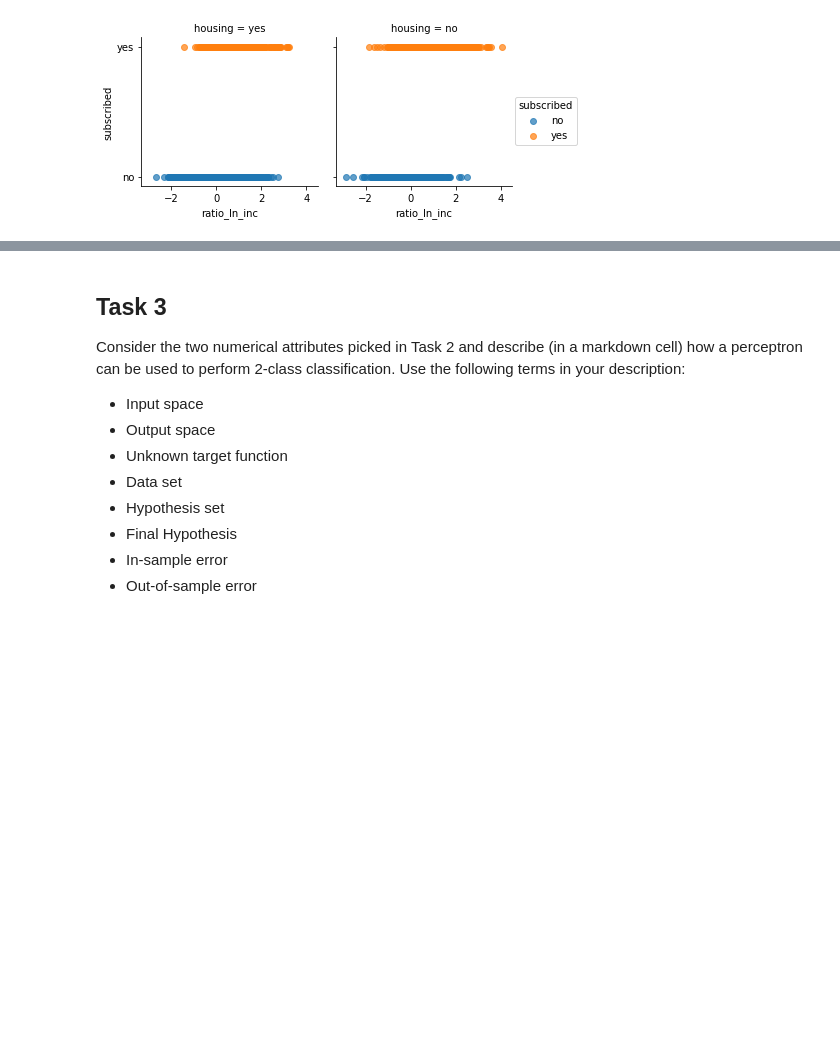
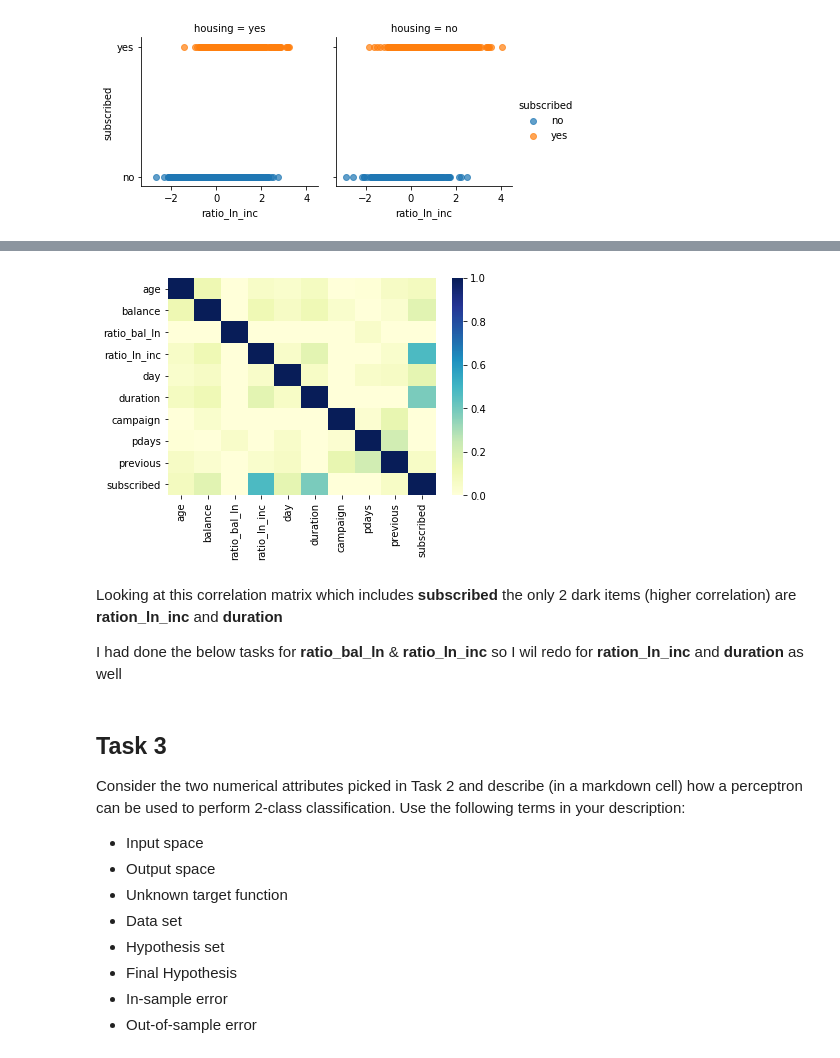
Before and after one commit to vipulpopat/MSCAI_Sem1_Etivity1, a Jupyter notebook: Etivity1.ipynb, the cells around one changed output, grey strips where cells are left out. Cells and saved outputs as stored; diff of their text form; code cells hidden in the pictures; blank space fills up the shorter version.

```diff
--- a/Etivity1.ipynb
+++ b/Etivity1.ipynb
@@ -521,0 +529,5 @@ The largest separation from the zoomed in graphs is __ratio_bal_ln__ & __ratio_l
+# %%
+#df2['subscribed'].value_counts()
+
+df2['subscribed'].replace(to_replace=['no', 'yes'], value=[-1, 1],inplace=True)
+df2.head(5)
@@ -522,3 +545,15 @@ The largest separation from the zoomed in graphs is __ratio_bal_ln__ & __ratio_l
+# %%
+correlation = df2.corr()
+
+#heatmap
+sns.heatmap(correlation, vmin=0, vmax=1, cmap="YlGnBu")
+plt.show()
+# %% [output]
+[figure, added]
+# %% [markdown]
+Looking at this correlation  matrix which includes __subscribed__ the only 2 dark items (higher correlation) are __ration_ln_inc__ and __duration__
+
+I had done the below tasks for __ratio_bal_ln__ & __ratio_ln_inc__ so I wil redo for __ration_ln_inc__ and __duration__ as well
 # %% [markdown]
 ## Task 3
 
```
Also changed, not shown: parts of 44 cells of this notebook.
